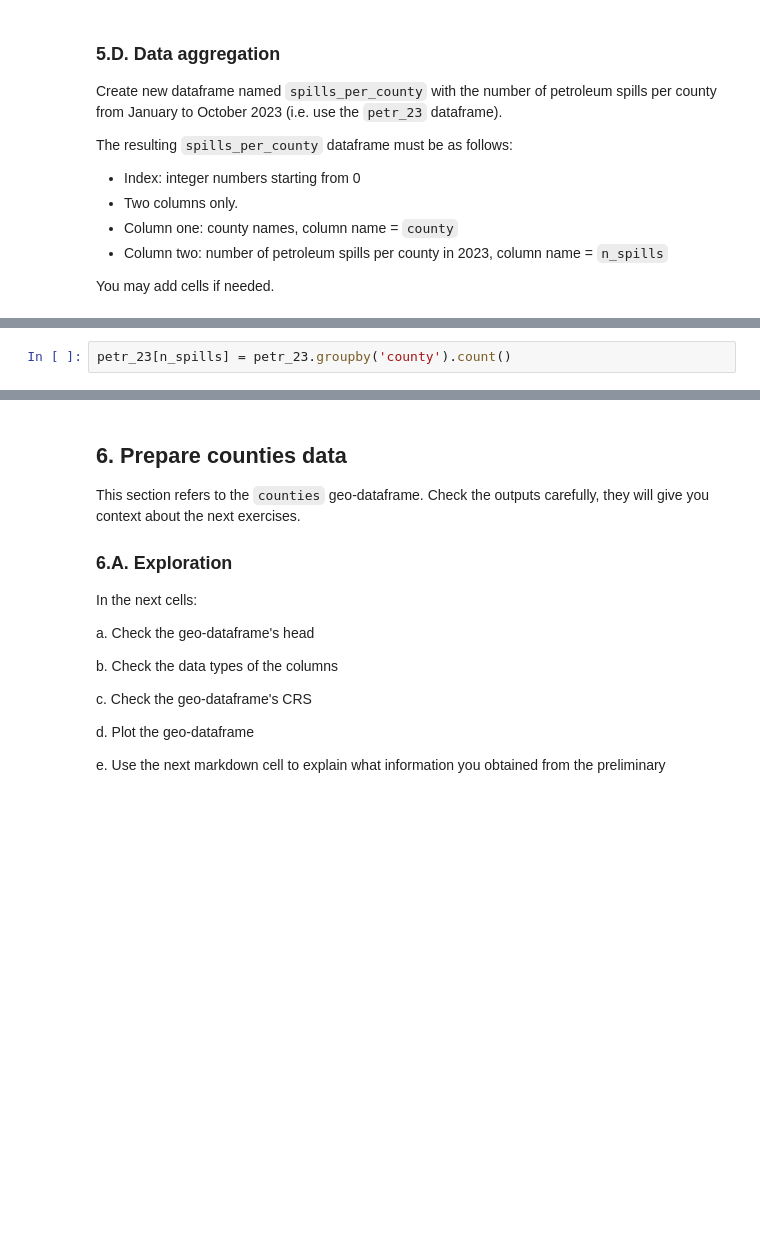
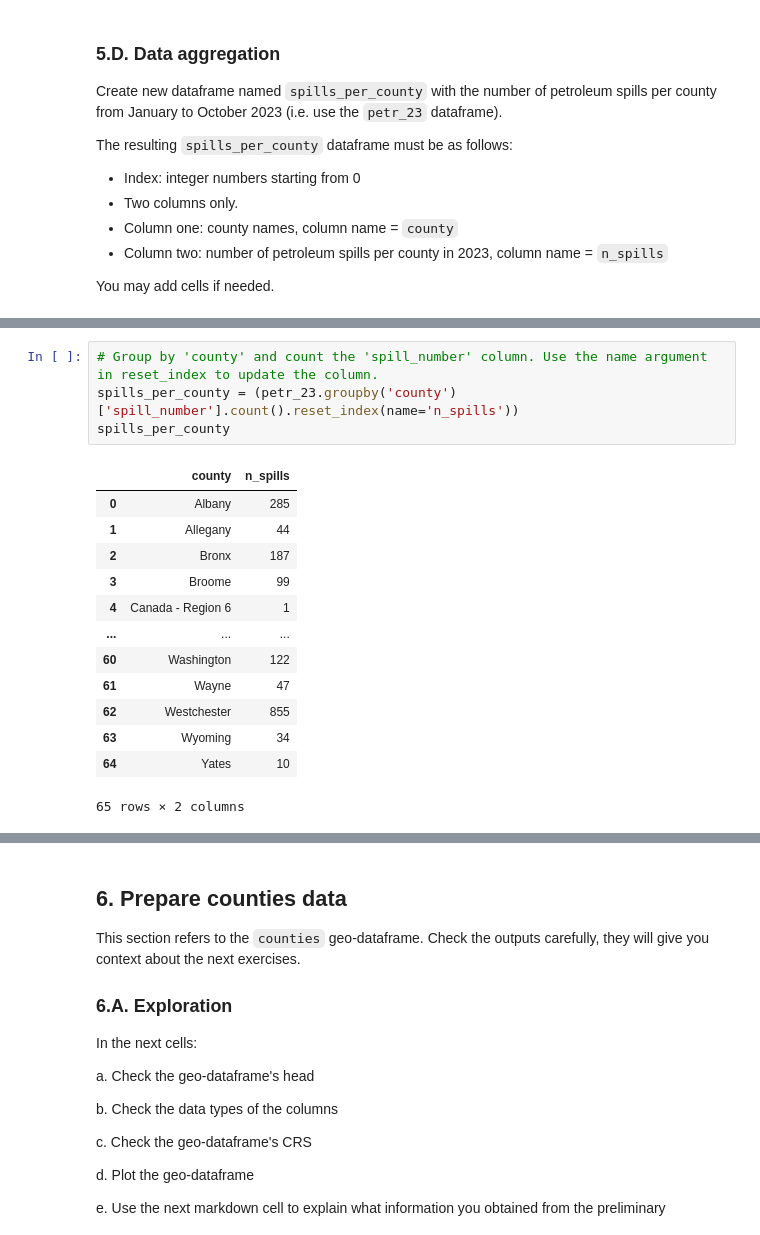
Before and after one commit to IsabellaSegarra/eds220-hwk3, a Jupyter notebook: hwk3-task1-spills.ipynb, the cells around one changed output, grey strips where cells are left out. Saved outputs shown, nothing was run; the diff lists cells and outputs as text; blank space fills up the shorter version.

Commit message:
Finish up to merging dataframes.

```diff
--- a/hwk3-task1-spills.ipynb
+++ b/hwk3-task1-spills.ipynb
@@ -305,2 +295,0 @@ petr_23.groupby('county').count()
-# %%
-petr_23[n_spills] = petr_23.groupby('county').count()
@@ -307 +313,19 @@ petr_23[n_spills] = petr_23.groupby('county').count()
+# %%
+# Group by 'county' and count the 'spill_number' column. Use the name argument in reset_index to update the column.
+spills_per_county = (petr_23.groupby('county')['spill_number'].count().reset_index(name='n_spills'))
+spills_per_county
+# %% [output]
+|  | county | n_spills |
+| 0 | Albany | 285 |
+| 1 | Allegany | 44 |
+| 2 | Bronx | 187 |
+| 3 | Broome | 99 |
+| 4 | Canada - Region 6 | 1 |
+| ... | ... | ... |
+| 60 | Washington | 122 |
+| 61 | Wayne | 47 |
+| 62 | Westchester | 855 |
+| 63 | Wyoming | 34 |
+| 64 | Yates | 10 |
+65 rows × 2 columns
 # %%
```
Also changed, not shown: parts of 18 cells of this notebook.
